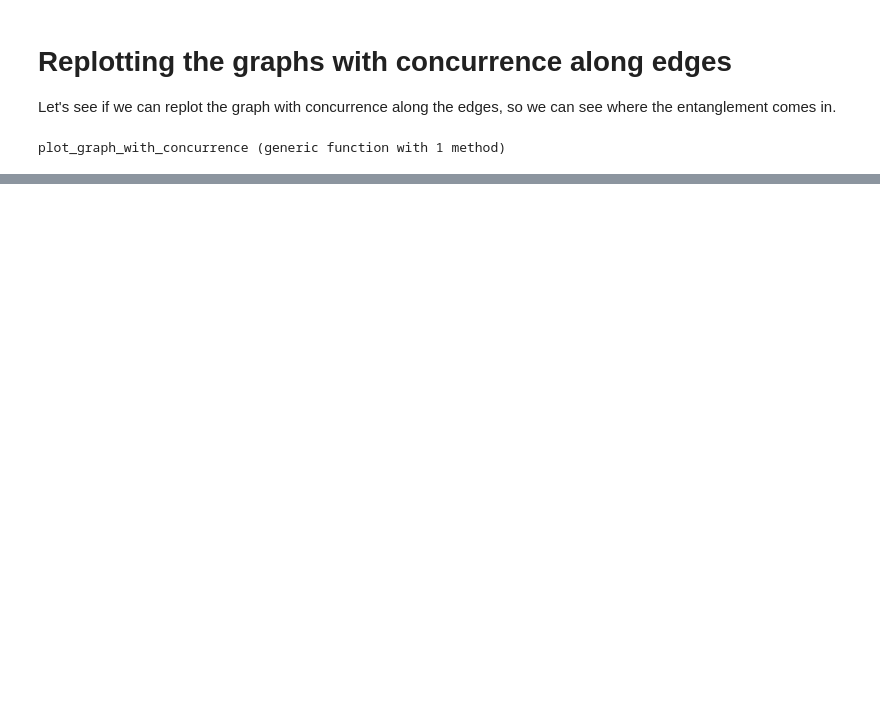
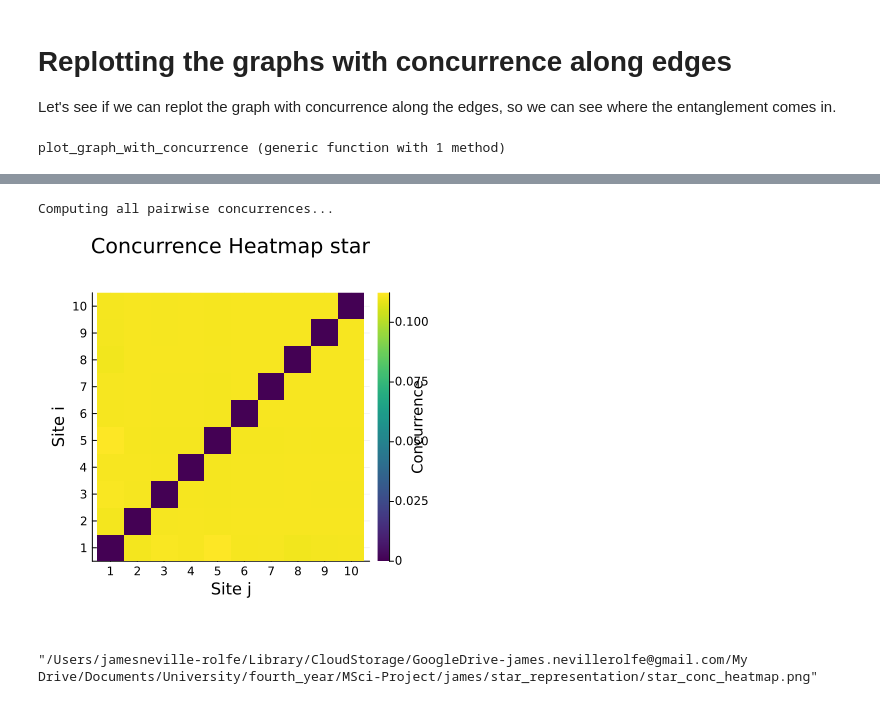
Before and after one commit to jamesnrolfe/MSci-Project, a Jupyter notebook: james/star_representation/stars.ipynb, the cells around one changed output, grey strips where cells are left out. Drawn from its saved outputs; the diff is of its cells as text; code cells hidden in the pictures; blank space fills up the shorter version.

```diff
--- a/james/star_representation/stars.ipynb
+++ b/james/star_representation/stars.ipynb
@@ -529,0 +630,8 @@ Edge (4, 5) [UNCONNECTED]: Concurrence = 0.2543
+# %%
+heatmap_star, matrix_star = plot_concurrence_heatmap(wam, ψ_gs, sites; title_suffix="star")
+display(heatmap_star)
+savefig(heatmap_star, "star_conc_heatmap.png")
+# %% [output]
+Computing all pairwise concurrences...
+[figure, added]
+"/Users/jamesneville-rolfe/Library/CloudStorage/GoogleDrive-james.nevillerolfe@gmail.com/My Drive/Documents/University/fourth_year/MSci-Project/james/star_representation/star_conc_heatmap.png"
```
Also changed, not shown: parts of 68 cells of this notebook, 14 other files.
